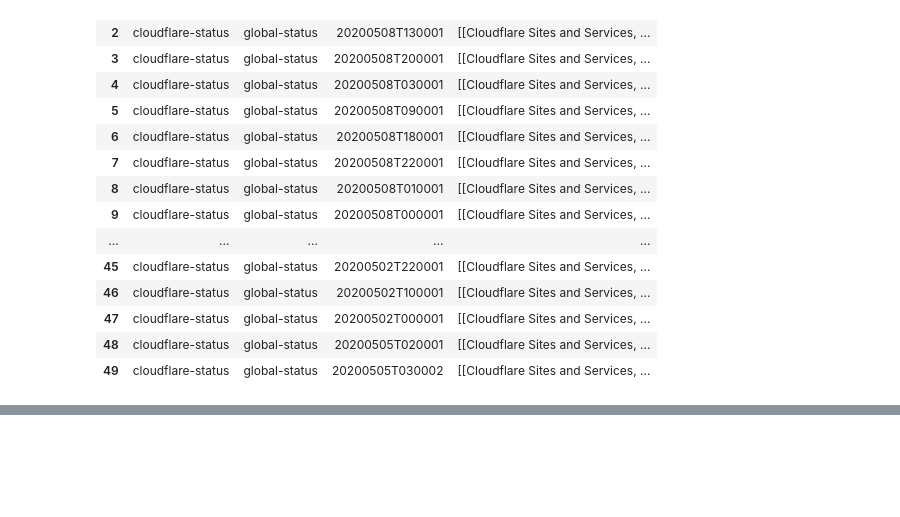
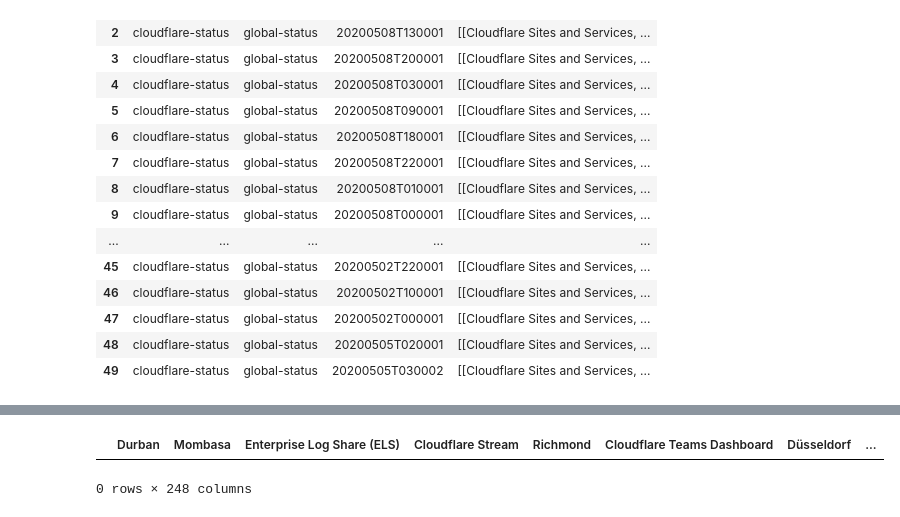
Before and after one commit to shanemin/thesis-msc-cloud-failures, a Jupyter notebook: scripts/parsers/cloudflare-status.ipynb, the cells around one changed output, grey strips where cells are left out. Saved outputs shown, nothing was run; the diff lists cells and outputs as text; code cells hidden in the pictures; blank space fills up the shorter version.

```diff
--- a/scripts/parsers/cloudflare-status.ipynb
+++ b/scripts/parsers/cloudflare-status.ipynb
@@ -88,0 +152,7 @@ df.to_csv(r'/home/shane/Documents/thesis/output/cloudflare-status.csv', index=Fa
+# %%
+# New dataframe for the statuses
+df_status = pd.DataFrame(columns=status_types)
+df_status.head()
+# %% [output]
+|  | Durban | Mombasa | Enterprise Log Share (ELS) | Cloudflare Stream | Richmond | Cloudflare Teams Dashboard | Düsseldorf | ... |
+0 rows × 248 columns
```
Also changed, not shown: parts of 12 cells of this notebook, 3 other files.
